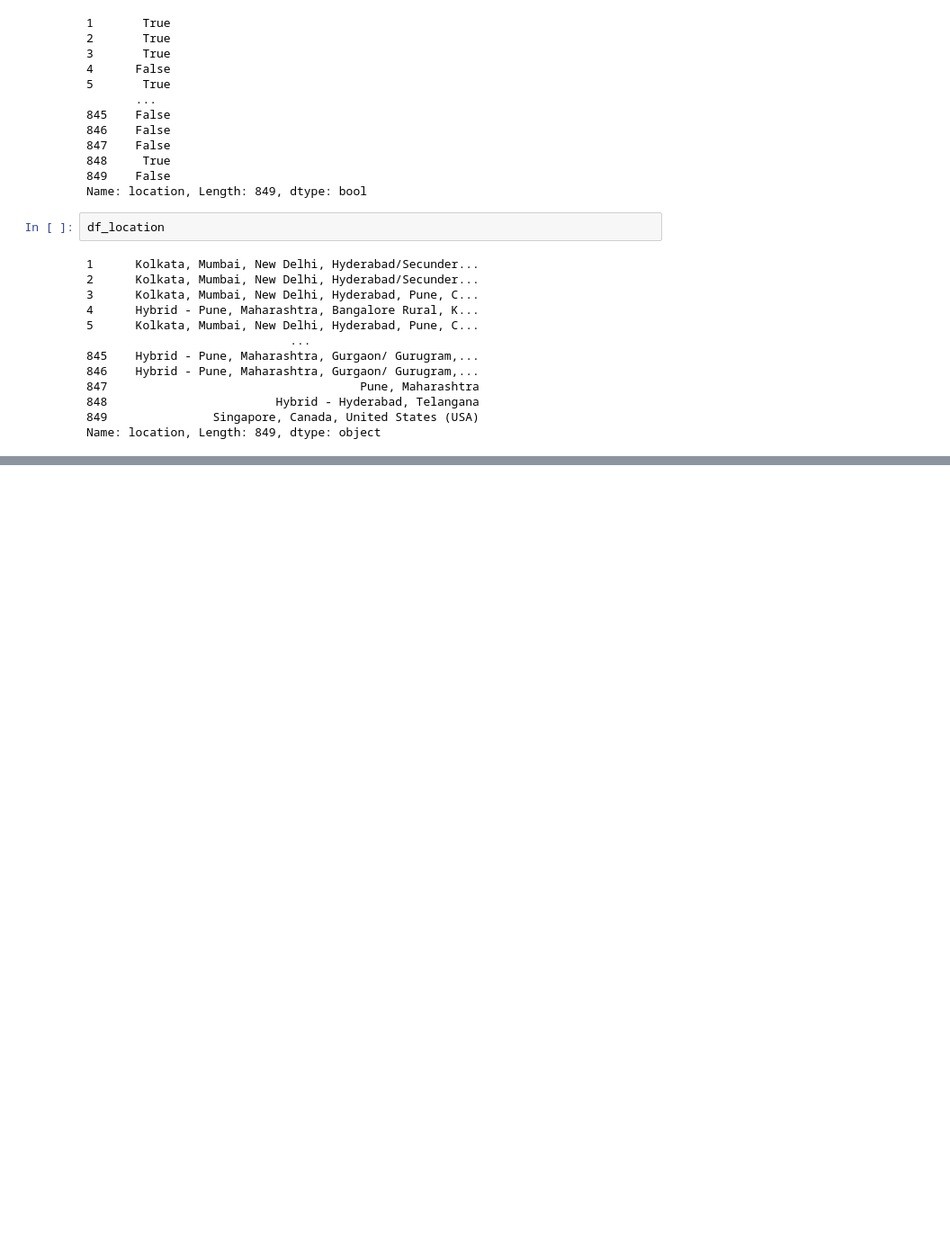
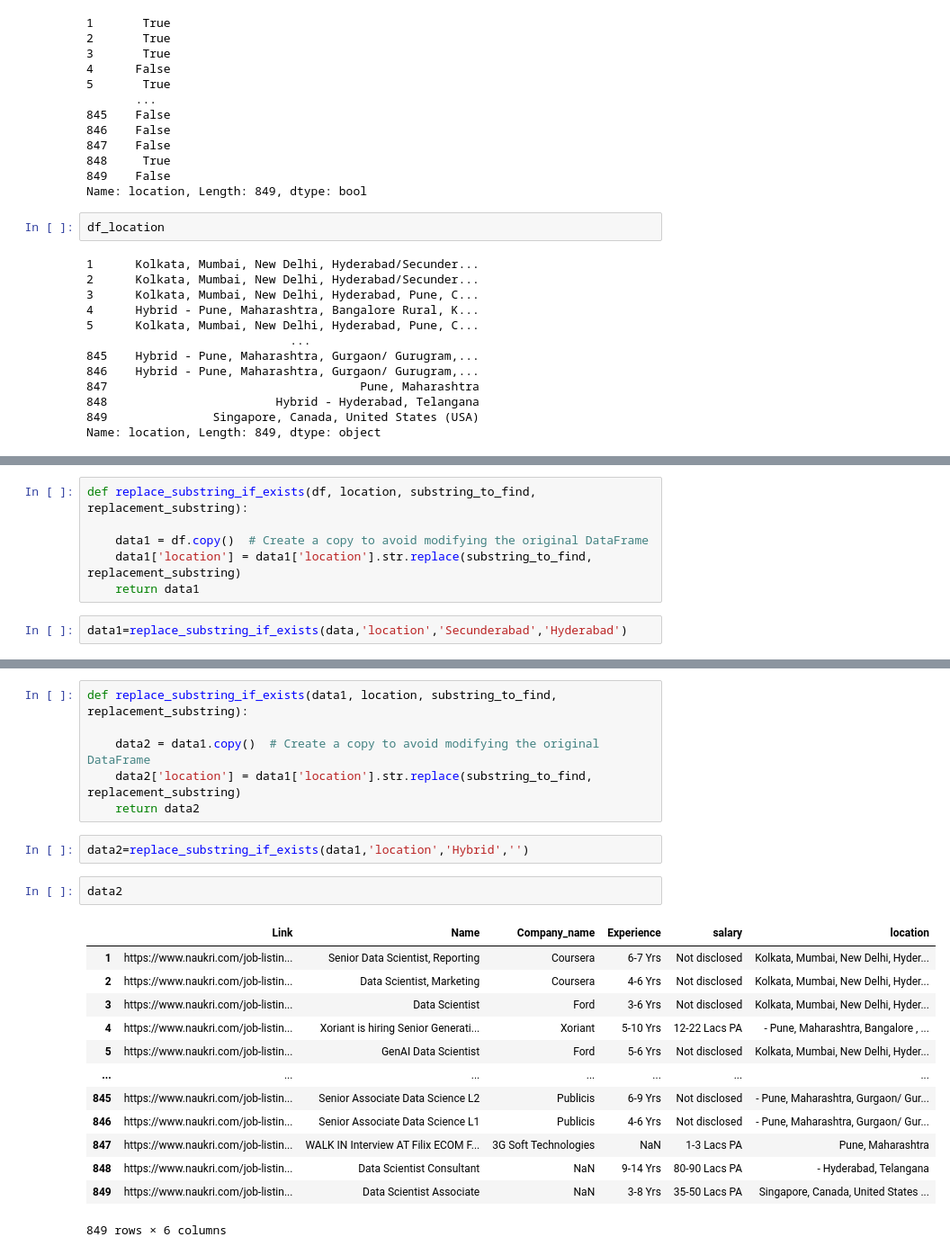
Before and after one commit to harshlohani/Job_Market_Analysis, a Jupyter notebook: Job_analysis_EDA.ipynb, the cells around one changed output, grey strips where cells are left out. Shown: that part at 90% size. Cells and saved outputs as stored; diff of their text form; blank space fills up the shorter version.

Commit message:
minor changes to code for data cleaning

```diff
--- a/Job_analysis_EDA.ipynb
+++ b/Job_analysis_EDA.ipynb
@@ -197,0 +177,8 @@ NameError: name 'df_copy' is not defined
+# %%
+def replace_substring_if_exists(df, location, substring_to_find, replacement_substring):
+
+    data1 = df.copy()  # Create a copy to avoid modifying the original DataFrame
+    data1['location'] = data1['location'].str.replace(substring_to_find, replacement_substring)
+    return data1
+# %%
+data1=replace_substring_if_exists(data,'location','Secunderabad','Hyderabad')
@@ -197,0 +201,24 @@ NameError: name 'df_copy' is not defined
+# %%
+def replace_substring_if_exists(data1, location, substring_to_find, replacement_substring):
+
+    data2 = data1.copy()  # Create a copy to avoid modifying the original DataFrame
+    data2['location'] = data1['location'].str.replace(substring_to_find, replacement_substring)
+    return data2
+# %%
+data2=replace_substring_if_exists(data1,'location','Hybrid','')
+# %%
+data2
+# %% [output]
+|  | Link | Name | Company_name | Experience | salary | location |
+| 1 | https://www.naukri.com/job-listin... | Senior Data Scientist, Reporting | Coursera | 6-7 Yrs | Not disclosed | Kolkata, Mumbai, New Delhi, Hyder... |
+| 2 | https://www.naukri.com/job-listin... | Data Scientist, Marketing | Coursera | 4-6 Yrs | Not disclosed | Kolkata, Mumbai, New Delhi, Hyder... |
+| 3 | https://www.naukri.com/job-listin... | Data Scientist | Ford | 3-6 Yrs | Not disclosed | Kolkata, Mumbai, New Delhi, Hyder... |
+| 4 | https://www.naukri.com/job-listin... | Xoriant is hiring Senior Generati... | Xoriant | 5-10 Yrs | 12-22 Lacs PA | - Pune, Maharashtra, Bangalore , ... |
+| 5 | https://www.naukri.com/job-listin... | GenAI Data Scientist | Ford | 5-6 Yrs | Not disclosed | Kolkata, Mumbai, New Delhi, Hyder... |
+| ... | ... | ... | ... | ... | ... | ... |
+| 845 | https://www.naukri.com/job-listin... | Senior Associate Data Science L2 | Publicis | 6-9 Yrs | Not disclosed | - Pune, Maharashtra, Gurgaon/ Gur... |
+| 846 | https://www.naukri.com/job-listin... | Senior Associate Data Science L1 | Publicis | 4-6 Yrs | Not disclosed | - Pune, Maharashtra, Gurgaon/ Gur... |
+| 847 | https://www.naukri.com/job-listin... | WALK IN Interview AT Filix ECOM F... | 3G Soft Technologies | NaN | 1-3 Lacs PA | Pune, Maharashtra |
+| 848 | https://www.naukri.com/job-listin... | Data Scientist Consultant | NaN | 9-14 Yrs | 80-90 Lacs PA | - Hyderabad, Telangana |
+| 849 | https://www.naukri.com/job-listin... | Data Scientist Associate | NaN | 3-8 Yrs | 35-50 Lacs PA | Singapore, Canada, United States ... |
+849 rows × 6 columns
```
Also changed, not shown: parts of 8 cells of this notebook.
